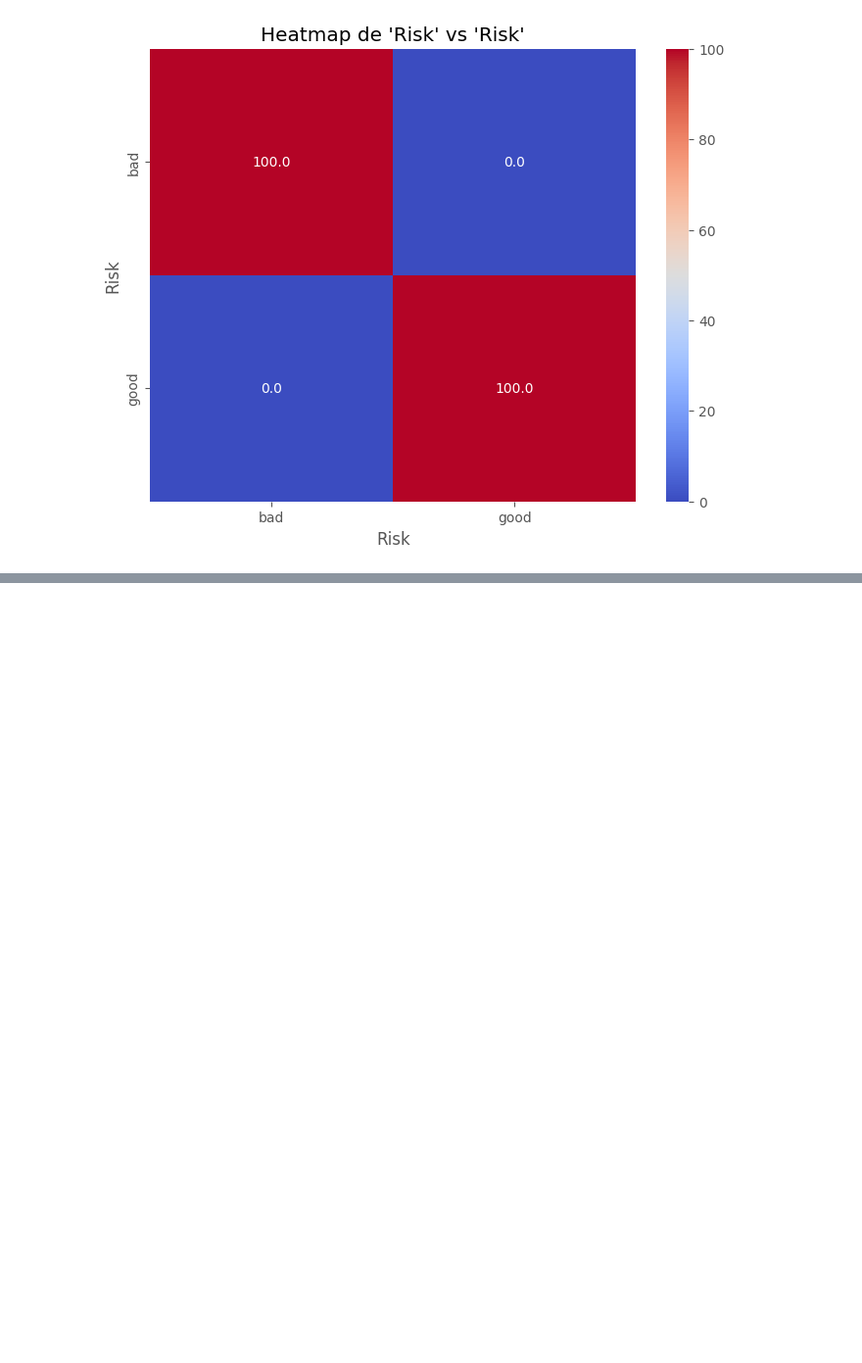
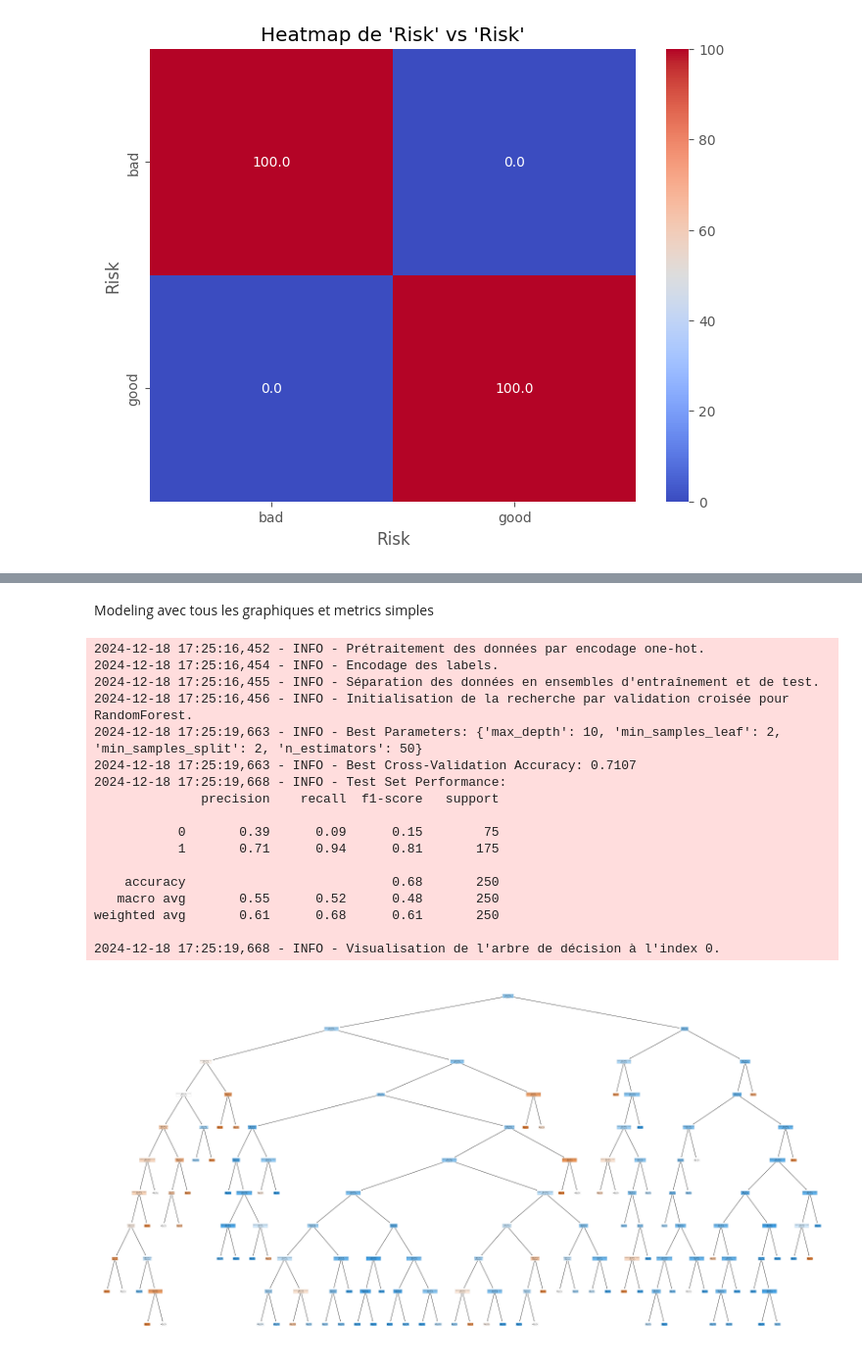
Before and after one commit to DaWadyDD/Projet-MLOPS24, a Jupyter notebook: notebooks/data exploration.ipynb, the cells around one changed output, grey strips where cells are left out. Shown at 98% size. Cells and saved outputs as stored; diff of their text form; code cells hidden in the pictures; blank space fills up the shorter version.

```diff
--- a/notebooks/data exploration.ipynb
+++ b/notebooks/data exploration.ipynb
@@ -306,0 +450,63 @@ weighted avg       0.65      0.70      0.64       250
+# %% [markdown]
+Modeling avec tous les graphiques et metrics simples
+# %%
+
+# Séparation des données
+X = df.drop(columns=['Risk'])  # Remplace 'Risk' par le nom de ta colonne cible
+y = df['Risk']  # Colonne cible
+
+# Applique l'encodage one-hot
+X_processed = preprocess_data(X)  # Vous devez définir ou importer cette fonction
+
+# Encoder la variable cible
+y_encoded = encode_target(y)  # Fonction d'encodage des labels
+
+# Séparer les données en ensembles d'entraînement et de test
+X_train, X_test, y_train, y_test = split_data(X_processed, y_encoded)  # Fonction de séparation des données
+
+# Définir le modèle RandomForest et la grille de recherche
+grid_search = cross_validate()  # Fonction de validation croisée, qui retourne un objet GridSearchCV
+
+# Entraîner le modèle et évaluer
+evaluate_model(grid_search, X_train, y_train, X_test, y_test)  # Appel de la fonction evaluate_model
+
+# Obtenir le meilleur modèle
+best_model = grid_search.best_estimator_
+
+# Appel pour visualiser l'arbre 0
+plot_random_forest_tree(best_model, X_train, y_train, tree_index=0)
+
+# Visualiser l'importance des caractéristiques
+plot_feature_importances(best_model)  # Fonction pour l'importance des features
+
+# Prédictions sur le jeu de test
+y_pred = best_model.predict(X_test)
+y_pred_prob = best_model.predict_proba(X_test)[:, 1]
+
+# Visualiser la matrice de confusion
+plot_confusion_matrix(y_test, y_pred)  # Fonction de matrice de confusion
+
+# Visualiser la courbe ROC
+plot_roc_curve(y_test, y_pred_prob)  # Fonction de courbe ROC
+
+# Visualiser la courbe Précision/Rappel
+plot_precision_recall_curve(y_test, y_pred_prob)
+# %% [output]
+2024-12-18 17:25:16,452 - INFO - Prétraitement des données par encodage one-hot.
+2024-12-18 17:25:16,454 - INFO - Encodage des labels.
+2024-12-18 17:25:16,455 - INFO - Séparation des données en ensembles d'entraînement et de test.
+2024-12-18 17:25:16,456 - INFO - Initialisation de la recherche par validation croisée pour RandomForest.
+2024-12-18 17:25:19,663 - INFO - Best Parameters: {'max_depth': 10, 'min_samples_leaf': 2, 'min_samples_split': 2, 'n_estimators': 50}
+2024-12-18 17:25:19,663 - INFO - Best Cross-Validation Accuracy: 0.7107
+2024-12-18 17:25:19,668 - INFO - Test Set Performance:
+              precision    recall  f1-score   support
+
+           0       0.39      0.09      0.15        75
+           1       0.71      0.94      0.81       175
+
+    accuracy                           0.68       250
+   macro avg       0.55      0.52      0.48       250
+weighted avg       0.61      0.68      0.61       250
+
+2024-12-18 17:25:19,668 - INFO - Visualisation de l'arbre de décision à l'index 0.
+[figure, added]
```
Also changed, not shown: parts of 39 cells of this notebook, 7 other files.
